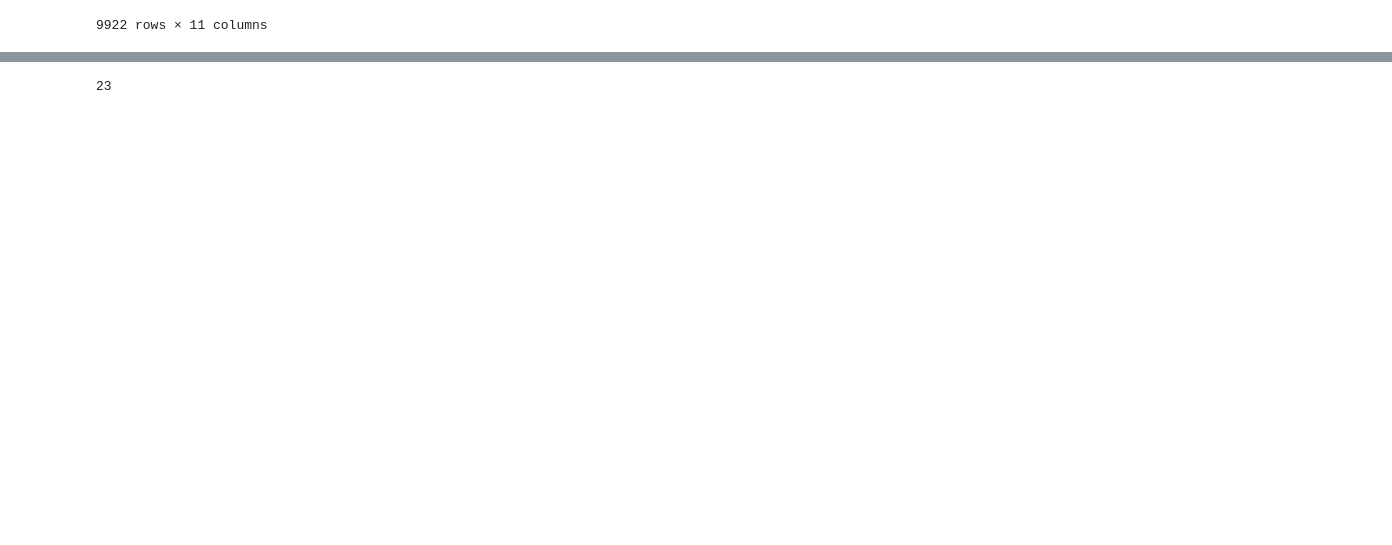
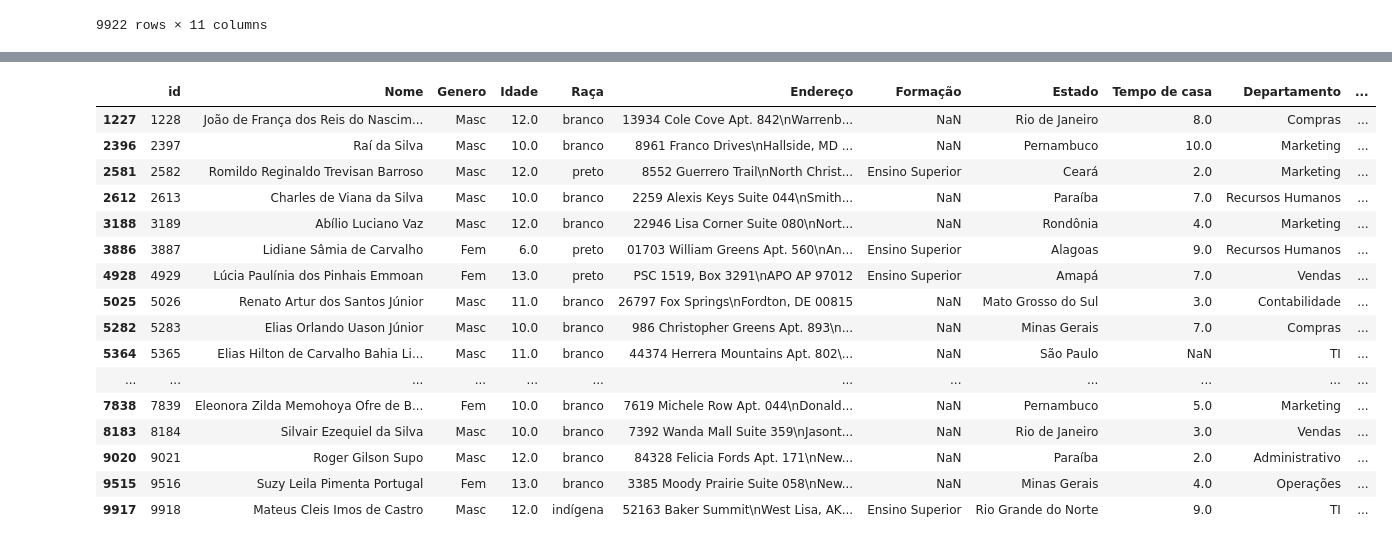
Before and after one commit to antoniosscd/Desafio_Hackathon_Ada, a Jupyter notebook: adahack-etl (1).ipynb, the cells around one changed output, grey strips where cells are left out. Saved outputs shown, nothing was run; the diff lists cells and outputs as text; code cells hidden in the pictures; blank space fills up the shorter version.

```diff
--- a/adahack-etl (1).ipynb
+++ b/adahack-etl (1).ipynb
@@ -117,3 +121,7 @@ base_dados
 | 9998 | 9999 | 9999 | Bento Osvaldo do Piauí | Masc | 39.0 | pardo | 902 Luis Island\nBrownton, NJ 61984 | Ensino Superior | Paraná | 5.0 | ... |
 | 9999 | 10000 | 10000 | Augusto José do Rio de Tavares | Masc | 35.0 | branco | 72486 Diaz Springs Suite 182\nNew... | Ensino Superior | Pernambuco | 2.0 | ... |
 10000 rows × 12 columns
+# %%
+base_dados = pd.DataFrame(base_dados)
+
+base_dados
@@ -268,6 +319,22 @@ base_dados
 # %%
 menores = base_dados[base_dados['Idade']<14]
 
-len(menores)
+menores
 # %% [output]
-23
+|  | id | Nome | Genero | Idade | Raça | Endereço | Formação | Estado | Tempo de casa | Departamento | ... |
+| 1227 | 1228 | João de França dos Reis do Nascim... | Masc | 12.0 | branco | 13934 Cole Cove Apt. 842\nWarrenb... | NaN | Rio de Janeiro | 8.0 | Compras | ... |
+| 2396 | 2397 | Raí da Silva | Masc | 10.0 | branco | 8961 Franco Drives\nHallside, MD ... | NaN | Pernambuco | 10.0 | Marketing | ... |
+| 2581 | 2582 | Romildo Reginaldo Trevisan Barroso | Masc | 12.0 | preto | 8552 Guerrero Trail\nNorth Christ... | Ensino Superior | Ceará | 2.0 | Marketing | ... |
+| 2612 | 2613 | Charles de Viana da Silva | Masc | 10.0 | branco | 2259 Alexis Keys Suite 044\nSmith... | NaN | Paraíba | 7.0 | Recursos Humanos | ... |
+| 3188 | 3189 | Abílio Luciano Vaz | Masc | 12.0 | branco | 22946 Lisa Corner Suite 080\nNort... | NaN | Rondônia | 4.0 | Marketing | ... |
+| 3886 | 3887 | Lidiane Sâmia de Carvalho | Fem | 6.0 | preto | 01703 William Greens Apt. 560\nAn... | Ensino Superior | Alagoas | 9.0 | Recursos Humanos | ... |
+| 4928 | 4929 | Lúcia Paulínia dos Pinhais Emmoan | Fem | 13.0 | preto | PSC 1519, Box 3291\nAPO AP 97012 | Ensino Superior | Amapá | 7.0 | Vendas | ... |
+| 5025 | 5026 | Renato Artur dos Santos Júnior | Masc | 11.0 | branco | 26797 Fox Springs\nFordton, DE 00815 | NaN | Mato Grosso do Sul | 3.0 | Contabilidade | ... |
+| 5282 | 5283 | Elias Orlando Uason Júnior | Masc | 10.0 | branco | 986 Christopher Greens Apt. 893\n... | NaN | Minas Gerais | 7.0 | Compras | ... |
+| 5364 | 5365 | Elias Hilton de Carvalho Bahia Li... | Masc | 11.0 | branco | 44374 Herrera Mountains Apt. 802\... | NaN | São Paulo | NaN | TI | ... |
+| ... | ... | ... | ... | ... | ... | ... | ... | ... | ... | ... | ... |
+| 7838 | 7839 | Eleonora Zilda Memohoya Ofre de B... | Fem | 10.0 | branco | 7619 Michele Row Apt. 044\nDonald... | NaN | Pernambuco | 5.0 | Marketing | ... |
+| 8183 | 8184 | Silvair Ezequiel da Silva | Masc | 10.0 | branco | 7392 Wanda Mall Suite 359\nJasont... | NaN | Rio de Janeiro | 3.0 | Vendas | ... |
+| 9020 | 9021 | Roger Gilson Supo | Masc | 12.0 | branco | 84328 Felicia Fords Apt. 171\nNew... | NaN | Paraíba | 2.0 | Administrativo | ... |
+| 9515 | 9516 | Suzy Leila Pimenta Portugal | Fem | 13.0 | branco | 3385 Moody Prairie Suite 058\nNew... | NaN | Minas Gerais | 4.0 | Operações | ... |
+| 9917 | 9918 | Mateus Cleis Imos de Castro | Masc | 12.0 | indígena | 52163 Baker Summit\nWest Lisa, AK... | Ensino Superior | Rio Grande do Norte | 9.0 | TI | ... |
```
Also changed, not shown: parts of 31 cells of this notebook.
